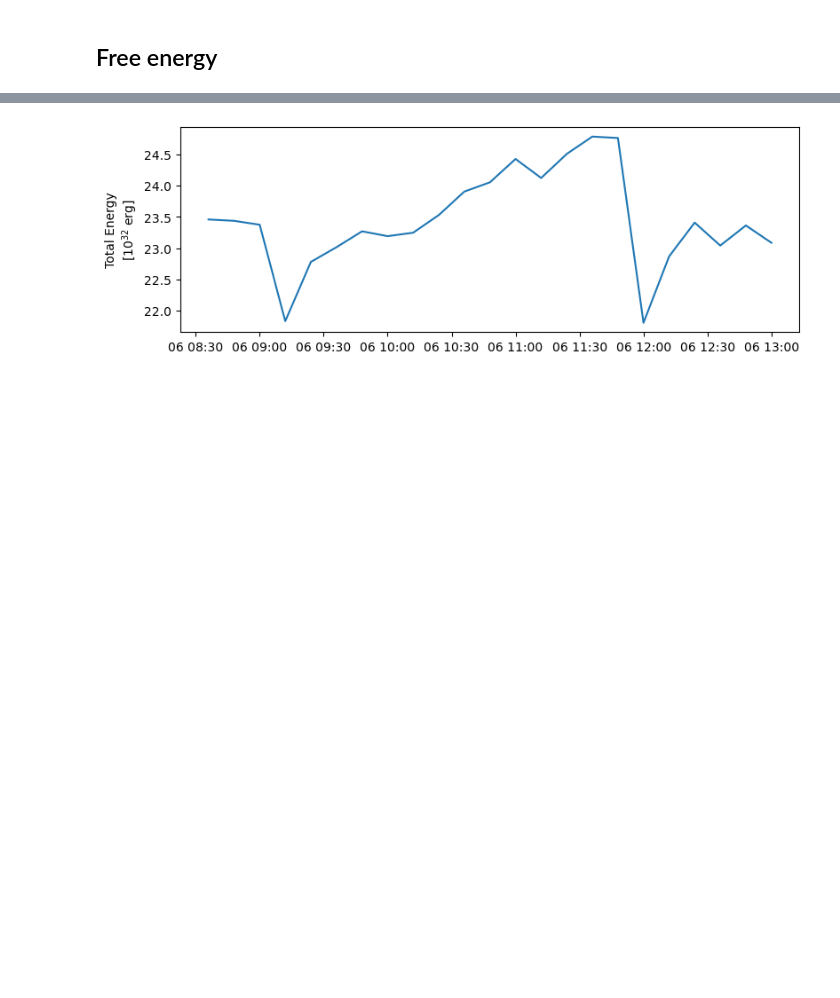
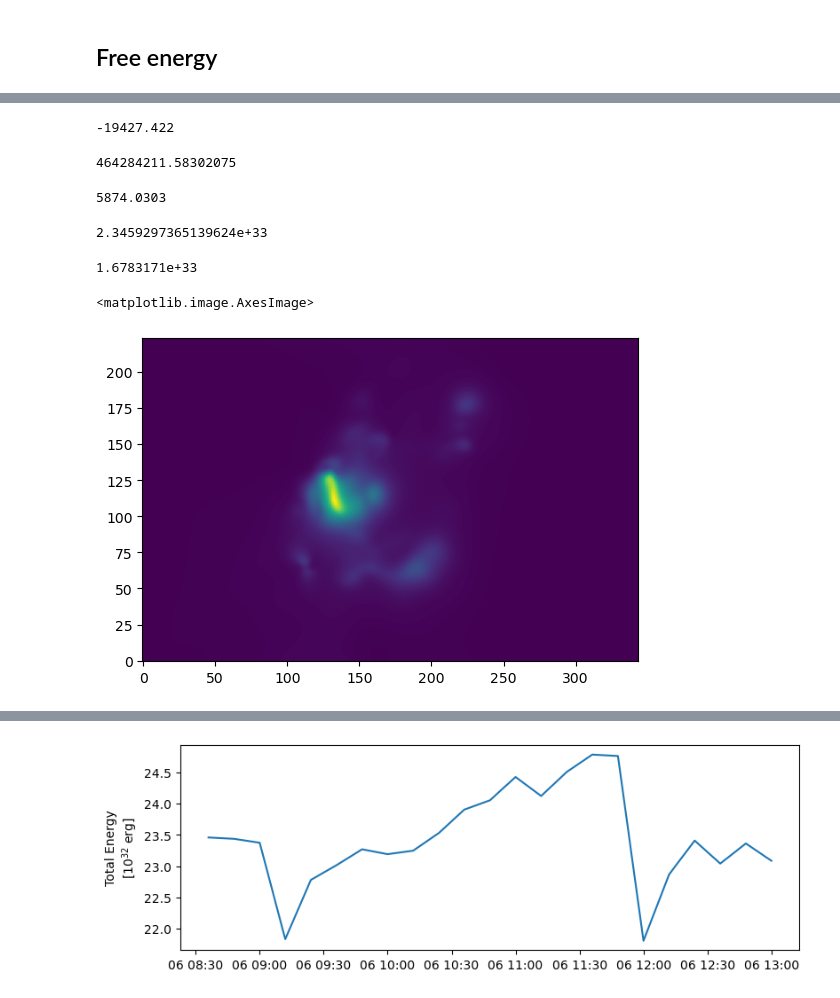
Before and after one commit to mgjeon/2023_zpinn, a Jupyter notebook: nbs/24_PINN_series_viz.ipynb, the cells around one changed output, grey strips where cells are left out. Cells and saved outputs as stored; diff of their text form; code cells hidden in the pictures; blank space fills up the shorter version.

```diff
--- a/nbs/24_PINN_series_viz.ipynb
+++ b/nbs/24_PINN_series_viz.ipynb
@@ -145,3 +145,20 @@ z_pixels = int(np.ceil(20 / (Mm_per_pixel)))
 # %%
 from tqdm import tqdm
 import datetime as dt
+# %%
+B_vtk = B_list[0]
+b_pot_vtk = b_potential_list[0]
+
+B_mesh = pv.read(B_vtk)
+b_pot_mesh = pv.read(b_pot_vtk)
+
+B = B_mesh['B'].reshape(Nz, Ny, Nx, 3).transpose(2, 1, 0, 3)
+b_pot = b_pot_mesh['B'].reshape(Nz, Ny, Nx, 3).transpose(2, 1, 0, 3)
+# %%
+dV = cm_per_pixel ** 3
+
+j = curl(B)
+me = magnetic_energy(B) * dV
+pot_me = magnetic_energy(b_pot) * dV
+free_me = me - pot_me
+laplacian = laplacian_vector(B)
@@ -147,0 +169,25 @@ import datetime as dt
+# %%
+divergence(b_pot).sum()
+# %% [output]
+-19427.422
+# %%
+magnitude(np.cross(curl(B), B)).sum()
+# %% [output]
+464284211.58302075
+# %%
+magnitude(np.cross(curl(b_pot), b_pot)).sum()
+# %% [output]
+5874.0303
+# %%
+me.sum()
+# %% [output]
+2.3459297365139624e+33
+# %%
+pot_me.sum()
+# %% [output]
+1.6783171e+33
+# %%
+plt.imshow(me.sum(2).T, origin='lower')
+# %% [output]
+<matplotlib.image.AxesImage>
+[figure, added]
```
Also changed, not shown: parts of 4 cells of this notebook, 7 other files.
